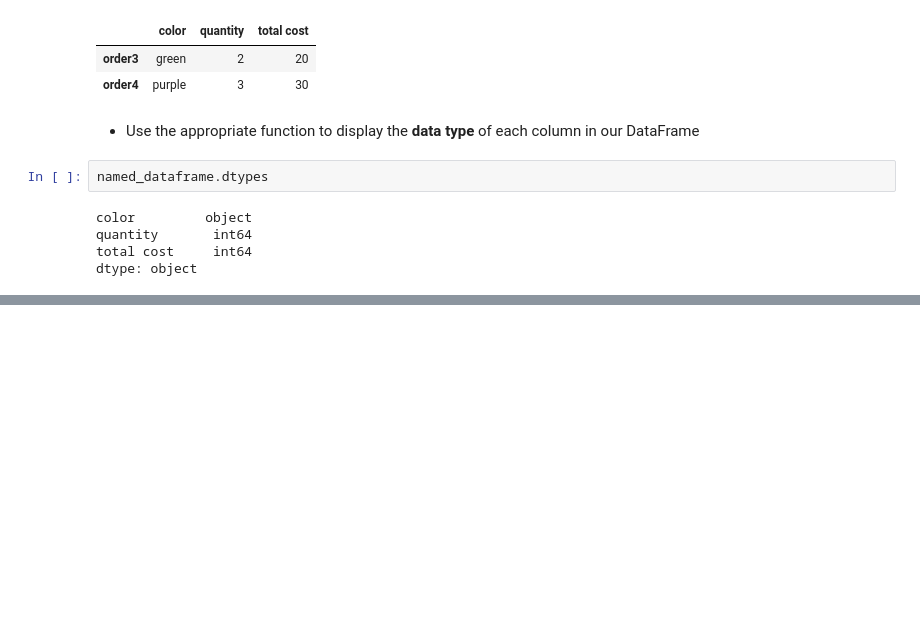
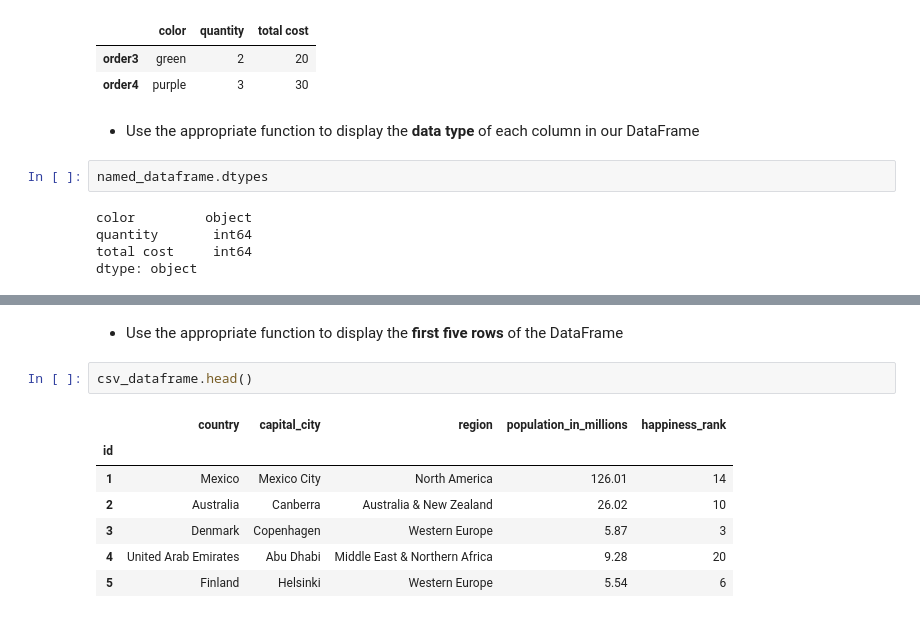
Before and after one commit to megancindric/DA_Flex_Pandas_in_Action, a Jupyter notebook: Pandas_In_Action.ipynb, the cells around one changed output, grey strips where cells are left out. Drawn from its saved outputs; the diff is of its cells as text; blank space fills up the shorter version.

Commit message:
feat: Added data sets & finished worksheet ?'s

```diff
--- a/Pandas_In_Action.ipynb
+++ b/Pandas_In_Action.ipynb
@@ -170,0 +212,12 @@ dtype: object
+# %% [markdown]
+* Use the appropriate function to display the **first five rows** of the DataFrame
+# %%
+csv_dataframe.head()
+# %% [output]
+|  | country | capital_city | region | population_in_millions | happiness_rank |
+| id |  |  |  |  |  |
+| 1 | Mexico | Mexico City | North America | 126.01 | 14 |
+| 2 | Australia | Canberra | Australia & New Zealand | 26.02 | 10 |
+| 3 | Denmark | Copenhagen | Western Europe | 5.87 | 3 |
+| 4 | United Arab Emirates | Abu Dhabi | Middle East & Northern Africa | 9.28 | 20 |
+| 5 | Finland | Helsinki | Western Europe | 5.54 | 6 |
```
Also changed, not shown: parts of 22 cells of this notebook, 2 other files.
